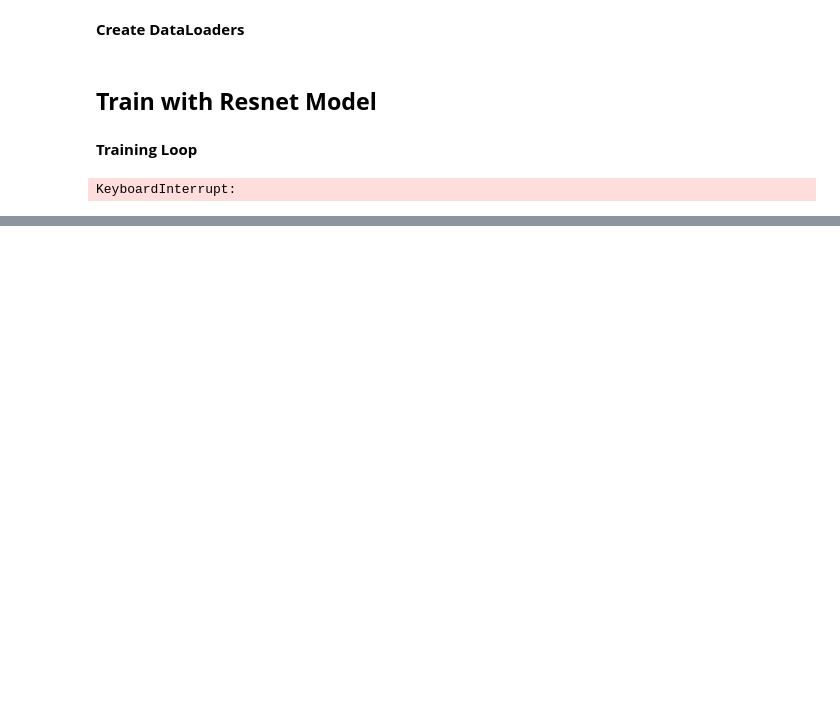
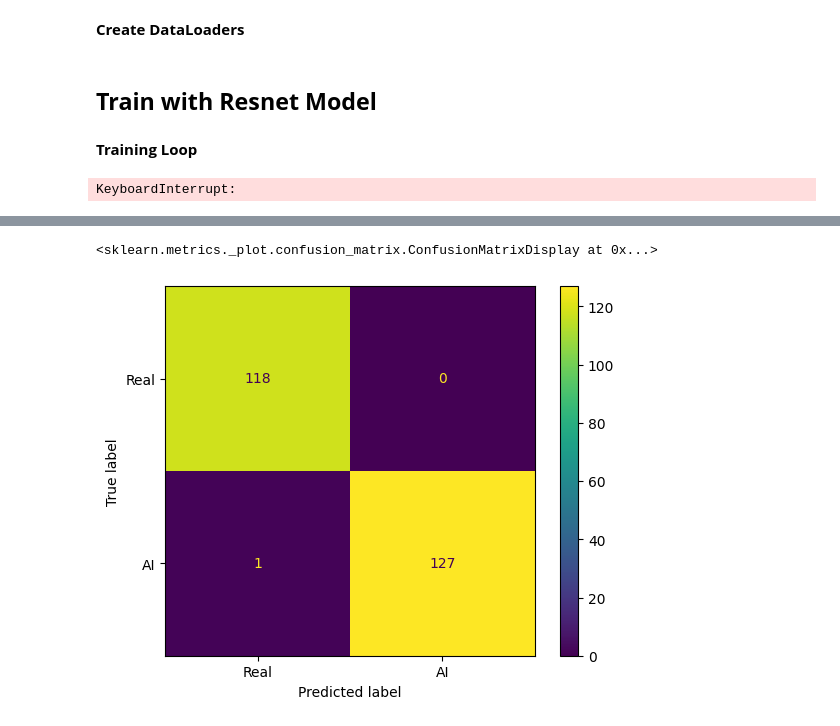
Before and after one commit to osherlock1/AI-Image-Detection-Model, a Jupyter notebook: main_model.ipynb, the cells around one changed output, grey strips where cells are left out. Cells and saved outputs as stored; diff of their text form; code cells hidden in the pictures; blank space fills up the shorter version.

```diff
--- a/main_model.ipynb
+++ b/main_model.ipynb
@@ -122,0 +191,36 @@ KeyboardInterrupt:
+# %%
+def test_model(model, test_loader, criterion):
+    model.eval()
+    test_loss = 0.0
+    correct = 0
+    total = 0
+
+    all_preds = []
+    all_labels = []
+
+    with torch.no_grad():
+        for data, labels in test_loader:
+            data = data.to(device)
+            labels = labels.float().unsqueeze(1).to(device)
+
+            outputs = model(data)
+            loss = criterion(outputs, labels)
+            test_loss += loss.item()
+
+            preds = torch.sigmoid(outputs)
+            predicted_labels = (preds > 0.5).float()
+
+            correct += (predicted_labels == labels).sum().item()
+            total += labels.size(0)
+
+            all_preds.extend(predicted_labels.cpu().numpy())
+            all_labels.extend(labels.cpu().numpy())
+
+    avg_test_loss = test_loss / len(test_loader)
+    accuracy = correct / total
+
+    print(f"✅ Test Loss: {avg_test_loss:.4f} | Test Accuracy: {accuracy:.2%}")
+
+    return all_preds, all_labels
+# %%
+predictions, true_labels = test_model(model, test_loader, criterion)
@@ -122,0 +229,9 @@ KeyboardInterrupt:
+# %%
+from sklearn.metrics import confusion_matrix, ConfusionMatrixDisplay
+
+cm = confusion_matrix(true_labels, predictions)
+disp = ConfusionMatrixDisplay(confusion_matrix=cm, display_labels=["Real", "AI"])
+disp.plot()
+# %% [output]
+<sklearn.metrics._plot.confusion_matrix.ConfusionMatrixDisplay at 0x...>
+[figure, added]
```
Also changed, not shown: parts of 3 cells of this notebook.
